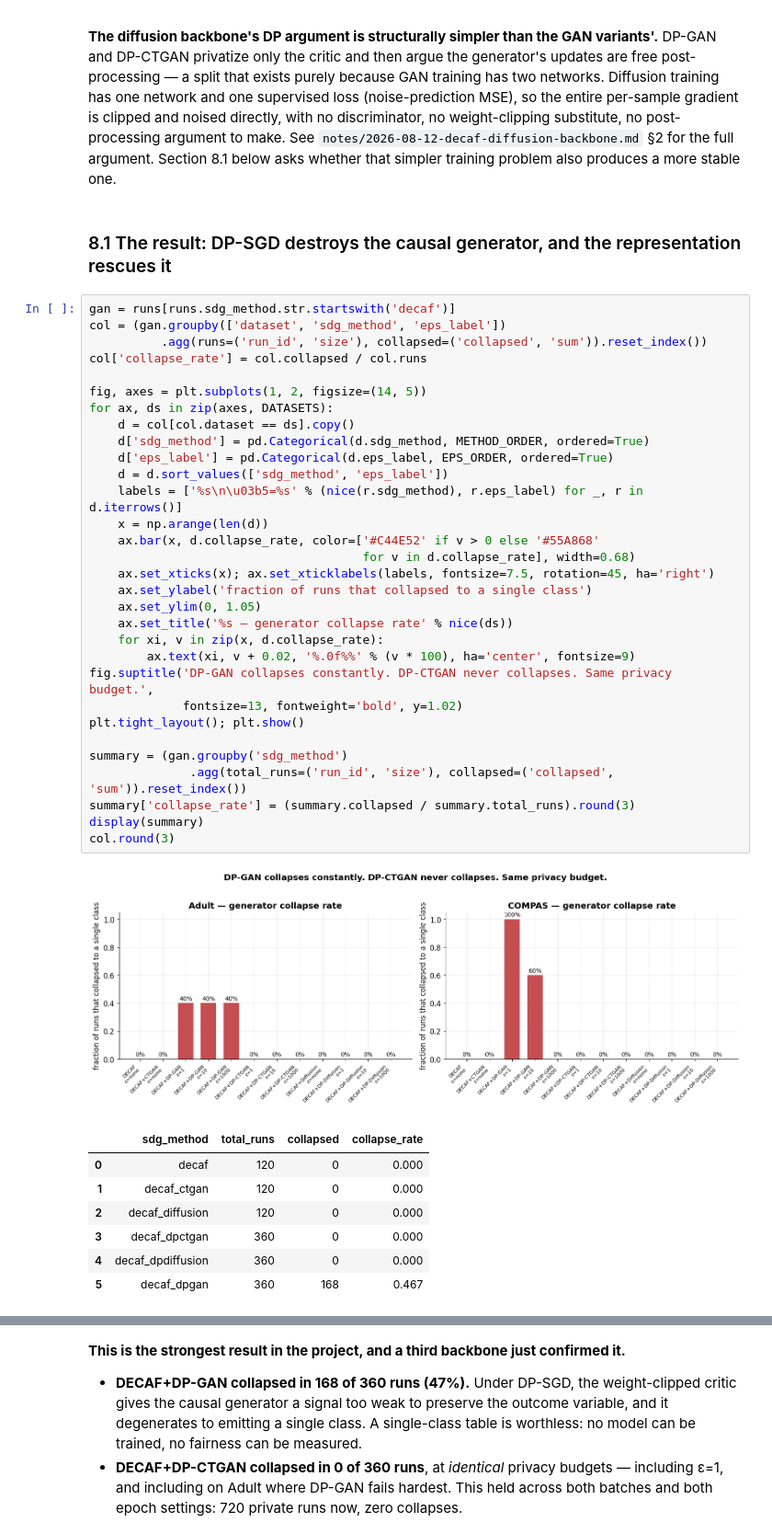
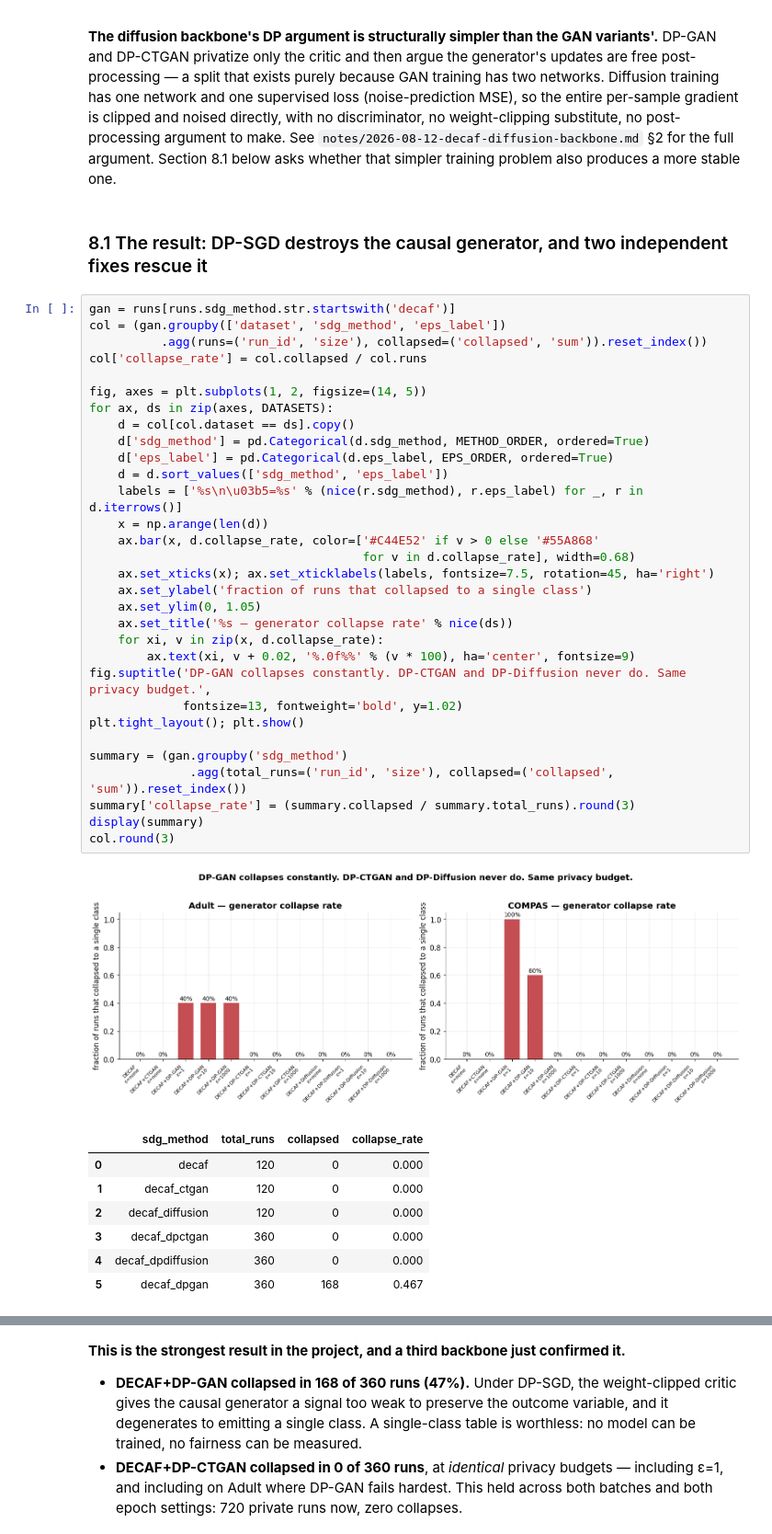
Before and after one commit to steveng9/CausalFairnessInSDG, a Jupyter notebook: report/CausalFairnessInSDG_findings.ipynb, the cells around one changed output, grey strips where cells are left out. Shown at 92% size. Drawn from its saved outputs; the diff is of its cells as text.

```diff
--- a/report/CausalFairnessInSDG_findings.ipynb
+++ b/report/CausalFairnessInSDG_findings.ipynb
@@ -2538,40 +2549,40 @@ Generator updates are free under DP — they are post-processing of an already-p
 
 **The diffusion backbone's DP argument is structurally simpler than the GAN variants'.** DP-GAN and DP-CTGAN privatize only the critic and then argue the generator's updates are free post-processing — a split that exists purely because GAN training has two networks. Diffusion training has one network and one supervised loss (noise-prediction MSE), so the entire per-sample gradient is clipped and noised directly, with no discriminator, no weight-clipping substitute, no post-processing argument to make. See `notes/2026-08-12-decaf-diffusion-backbone.md` §2 for the full argument. Section 8.1 below asks whether that simpler training problem also produces a more stable one.
 # %% [markdown]
-### 8.1 The result: DP-SGD destroys the causal generator, and the representation rescues it
+### 8.1 The result: DP-SGD destroys the causal generator, and two independent fixes rescue it
 # %%
 gan = runs[runs.sdg_method.str.startswith('decaf')]
 col = (gan.groupby(['dataset', 'sdg_method', 'eps_label'])
           .agg(runs=('run_id', 'size'), collapsed=('collapsed', 'sum')).reset_index())
 col['collapse_rate'] = col.collapsed / col.runs
 
 fig, axes = plt.subplots(1, 2, figsize=(14, 5))
 for ax, ds in zip(axes, DATASETS):
     d = col[col.dataset == ds].copy()
     d['sdg_method'] = pd.Categorical(d.sdg_method, METHOD_ORDER, ordered=True)
     d['eps_label'] = pd.Categorical(d.eps_label, EPS_ORDER, ordered=True)
     d = d.sort_values(['sdg_method', 'eps_label'])
     labels = ['%s\n\u03b5=%s' % (nice(r.sdg_method), r.eps_label) for _, r in d.iterrows()]
     x = np.arange(len(d))
     ax.bar(x, d.collapse_rate, color=['#C44E52' if v > 0 else '#55A868'
                                       for v in d.collapse_rate], width=0.68)
     ax.set_xticks(x); ax.set_xticklabels(labels, fontsize=7.5, rotation=45, ha='right')
     ax.set_ylabel('fraction of runs that collapsed to a single class')
     ax.set_ylim(0, 1.05)
     ax.set_title('%s — generator collapse rate' % nice(ds))
     for xi, v in zip(x, d.collapse_rate):
         ax.text(xi, v + 0.02, '%.0f%%' % (v * 100), ha='center', fontsize=9)
-fig.suptitle('DP-GAN collapses constantly. DP-CTGAN never collapses. Same privacy budget.',
+fig.suptitle('DP-GAN collapses constantly. DP-CTGAN and DP-Diffusion never do. Same privacy budget.',
              fontsize=13, fontweight='bold', y=1.02)
 plt.tight_layout(); plt.show()
 
 summary = (gan.groupby('sdg_method')
               .agg(total_runs=('run_id', 'size'), collapsed=('collapsed', 'sum')).reset_index())
 summary['collapse_rate'] = (summary.collapsed / summary.total_runs).round(3)
 display(summary)
 col.round(3)
 # %% [output]
-[figure, old version]
+[figure, new version]
 |  | sdg_method | total_runs | collapsed | collapse_rate |
 | 0 | decaf | 120 | 0 | 0.000 |
 | 1 | decaf_ctgan | 120 | 0 | 0.000 |
```
Also changed, not shown: parts of 4 cells of this notebook.
